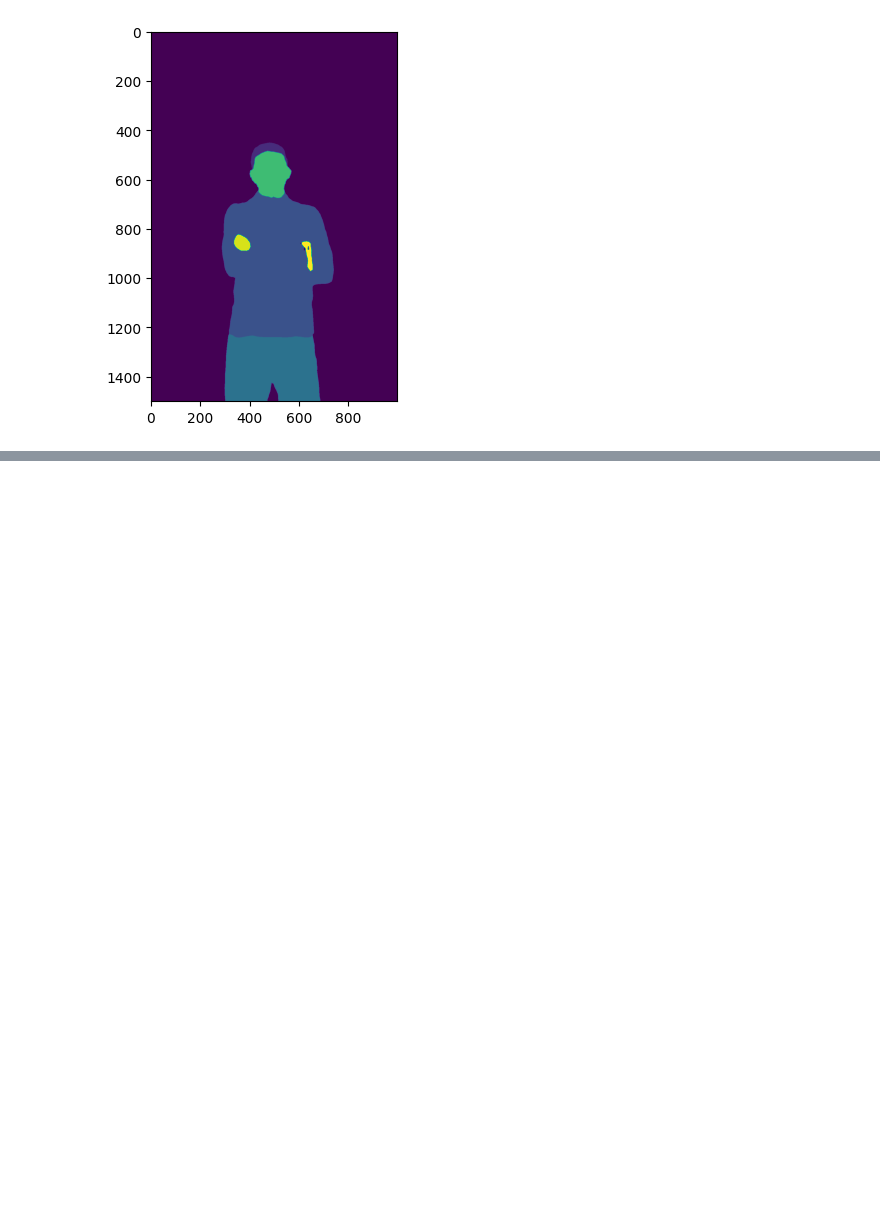
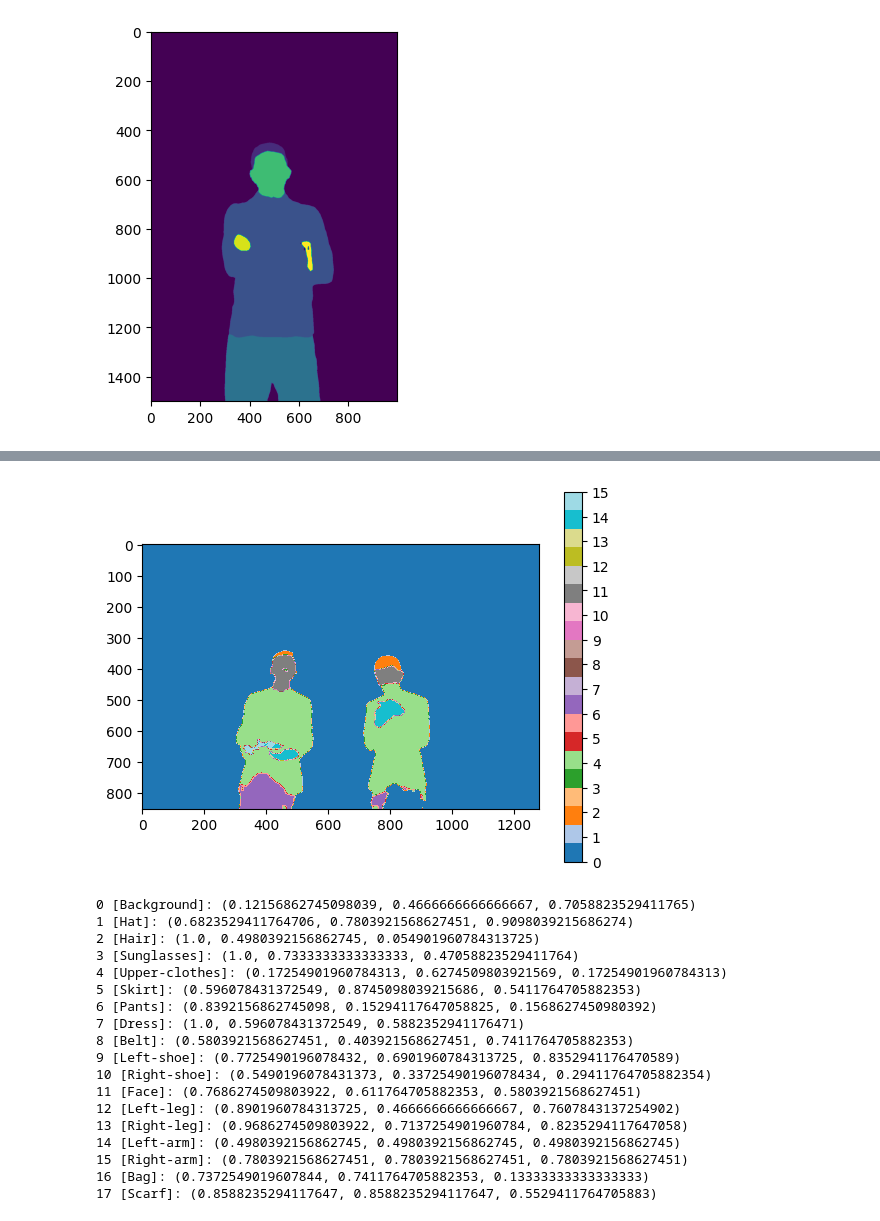
Before and after one commit to zhems/OutfitOracle, a Jupyter notebook: explore.ipynb, the cells around one changed output, grey strips where cells are left out. Saved outputs shown, nothing was run; the diff lists cells and outputs as text; code cells hidden in the pictures; blank space fills up the shorter version.

```diff
--- a/explore.ipynb
+++ b/explore.ipynb
@@ -80,0 +77,54 @@ plt.imshow(pred_seg)
+# %%
+import matplotlib as mpl
+label_names = list(model.config.id2label)
+# Create a color map with the same number of colors as your labels
+# Use the updated method to get the colormap
+cmap = mpl.colormaps['tab20']
+
+# Create the figure and axes for the plot and the colorbar
+fig, ax = plt.subplots()
+
+# Display the segmentation
+im = ax.imshow(pred_seg, cmap=cmap)
+
+# Create a colorbar
+cbar = fig.colorbar(im, ax=ax, ticks=range(len(label_names)))
+cbar.ax.set_yticklabels(label_names)
+
+plt.show()
+
+# Get the number of labels
+n_labels = len(label_names)
+
+# Extract RGB values for each color in the colormap
+colors = cmap.colors[:n_labels]
+
+# Convert RGBA to RGB by omitting the Alpha value
+rgb_colors = [color[:3] for color in colors]
+
+# Create a dictionary mapping labels to RGB colors
+label_to_color = dict(zip(label_names, rgb_colors))
+
+# Display the mapping
+for label, color in label_to_color.items():
+    print(f"{label} [{model.config.id2label[label]}]: {color}")
+# %% [output]
+[figure, added]
+0 [Background]: (0.12156862745098039, 0.4666666666666667, 0.7058823529411765)
+1 [Hat]: (0.6823529411764706, 0.7803921568627451, 0.9098039215686274)
+2 [Hair]: (1.0, 0.4980392156862745, 0.054901960784313725)
+3 [Sunglasses]: (1.0, 0.7333333333333333, 0.47058823529411764)
+4 [Upper-clothes]: (0.17254901960784313, 0.6274509803921569, 0.17254901960784313)
+5 [Skirt]: (0.596078431372549, 0.8745098039215686, 0.5411764705882353)
+6 [Pants]: (0.8392156862745098, 0.15294117647058825, 0.1568627450980392)
+7 [Dress]: (1.0, 0.596078431372549, 0.5882352941176471)
+8 [Belt]: (0.5803921568627451, 0.403921568627451, 0.7411764705882353)
+9 [Left-shoe]: (0.7725490196078432, 0.6901960784313725, 0.8352941176470589)
+10 [Right-shoe]: (0.5490196078431373, 0.33725490196078434, 0.29411764705882354)
+11 [Face]: (0.7686274509803922, 0.611764705882353, 0.5803921568627451)
+12 [Left-leg]: (0.8901960784313725, 0.4666666666666667, 0.7607843137254902)
+13 [Right-leg]: (0.9686274509803922, 0.7137254901960784, 0.8235294117647058)
+14 [Left-arm]: (0.4980392156862745, 0.4980392156862745, 0.4980392156862745)
+15 [Right-arm]: (0.7803921568627451, 0.7803921568627451, 0.7803921568627451)
+16 [Bag]: (0.7372549019607844, 0.7411764705882353, 0.13333333333333333)
+17 [Scarf]: (0.8588235294117647, 0.8588235294117647, 0.5529411764705883)
```
Also changed, not shown: parts of 6 cells of this notebook, 1 other file.
